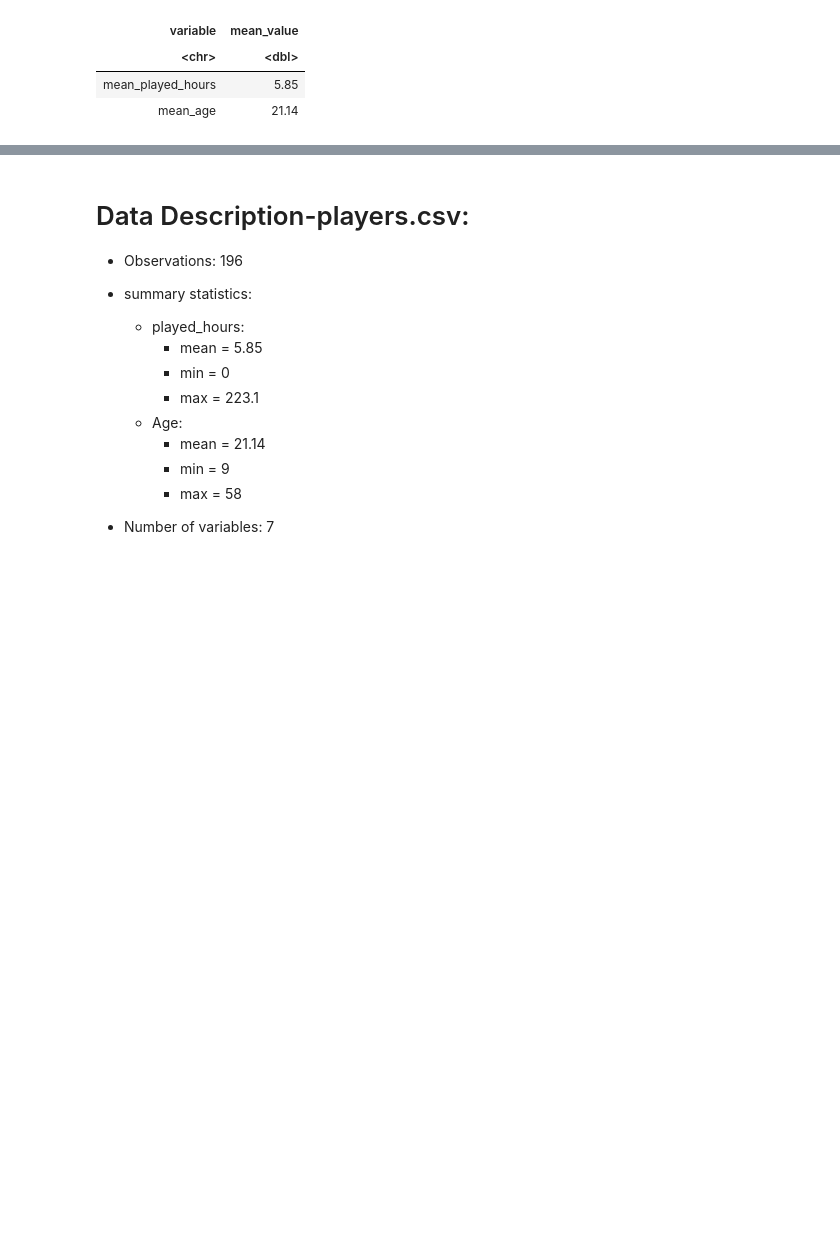
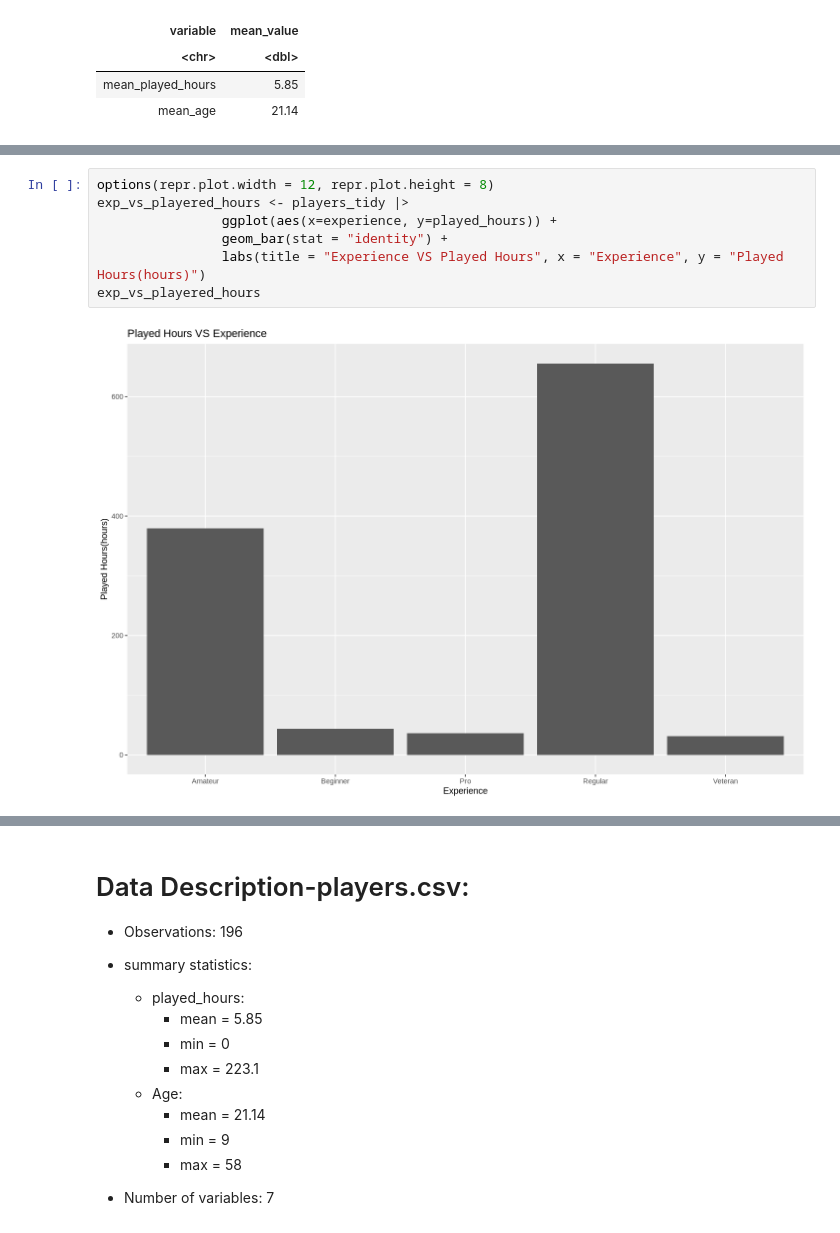
Before and after one commit to mcheng250/dsci_project, a Jupyter notebook: Code.ipynb, the cells around one changed output, grey strips where cells are left out. Saved outputs shown, nothing was run; the diff lists cells and outputs as text; blank space fills up the shorter version.

```diff
--- a/Code.ipynb
+++ b/Code.ipynb
@@ -107,0 +128,9 @@ A tibble: 2 × 2
+# %%
+options(repr.plot.width = 12, repr.plot.height = 8)
+exp_vs_playered_hours <- players_tidy |>
+                ggplot(aes(x=experience, y=played_hours)) +
+                geom_bar(stat = "identity") +
+                labs(title = "Experience VS Played Hours", x = "Experience", y = "Played Hours(hours)")
+exp_vs_playered_hours
+# %% [output]
+[figure, added]
```
Also changed, not shown: parts of 8 cells of this notebook.
